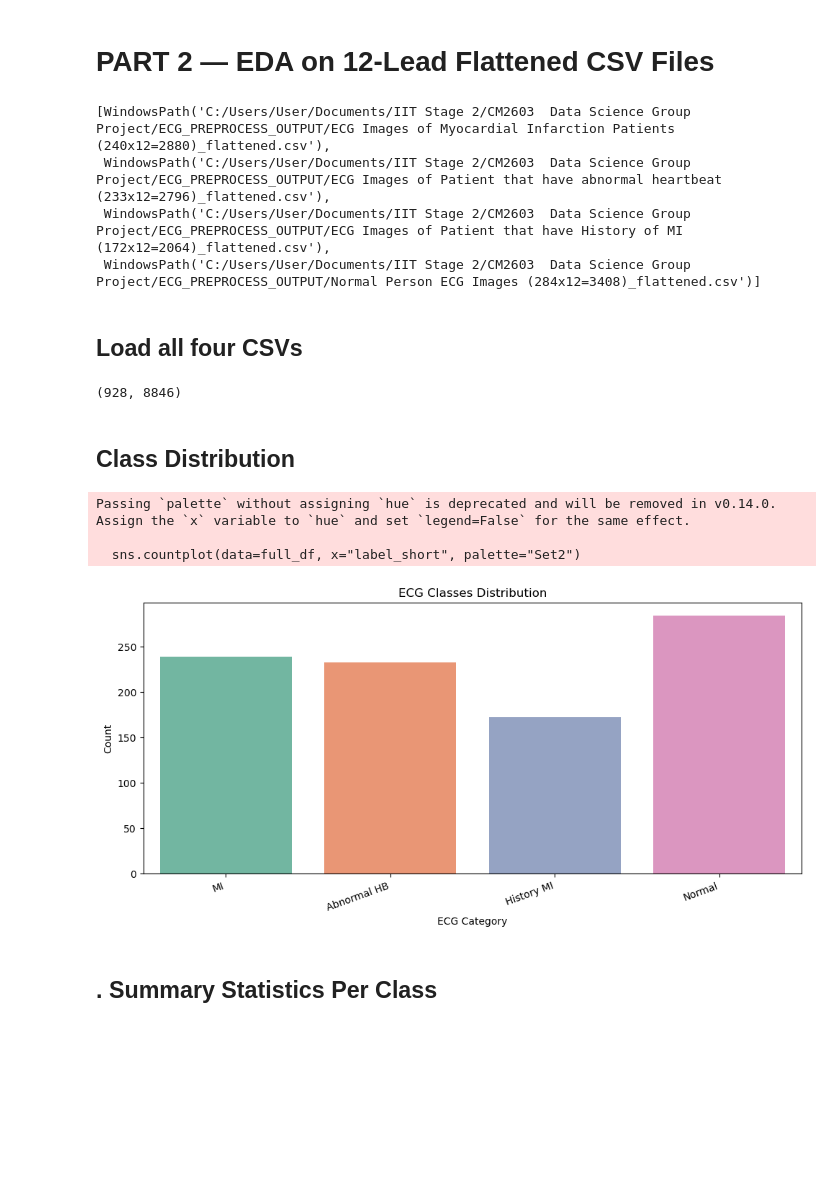
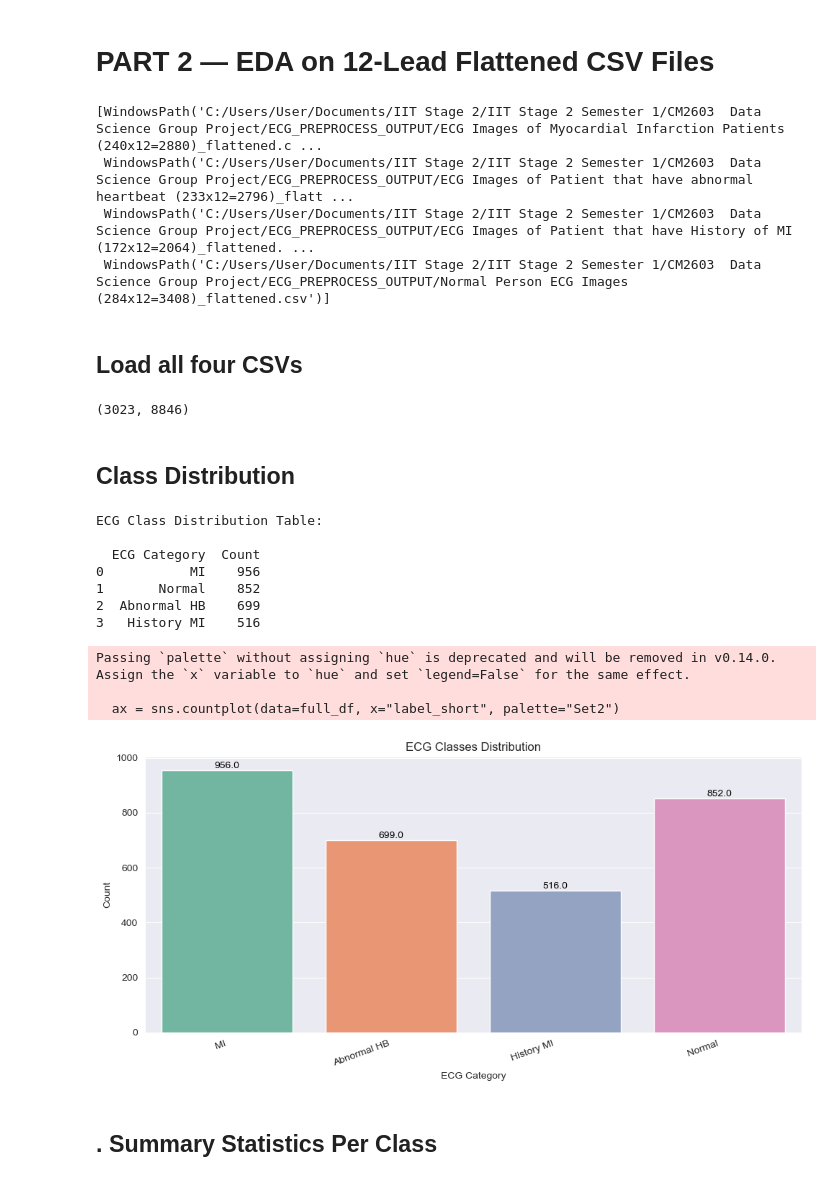
Before and after one commit to Desin898/Cardio-AI, a Jupyter notebook: EDA Analysis/ECG_EDA_Analysis.ipynb, the cells around one changed output. Saved outputs shown, nothing was run; the diff lists cells and outputs as text; code cells hidden in the pictures; blank space fills up the shorter version.

```diff
--- a/EDA Analysis/ECG_EDA_Analysis.ipynb
+++ b/EDA Analysis/ECG_EDA_Analysis.ipynb
@@ -206,15 +206,15 @@ import seaborn as sns
 import matplotlib.pyplot as plt
 from pathlib import Path
 
-PATH = Path("C:/Users/User/Documents/IIT Stage 2/CM2603  Data Science Group Project/ECG_PREPROCESS_OUTPUT")
+PATH = Path("C:/Users/User/Documents/IIT Stage 2/IIT Stage 2 Semester 1/CM2603  Data Science Group Project/ECG_PREPROCESS_OUTPUT")
 
 csv_files = list(PATH.glob("*_flattened.csv"))
 csv_files
 # %% [output]
-[WindowsPath('C:/Users/User/Documents/IIT Stage 2/CM2603  Data Science Group Project/ECG_PREPROCESS_OUTPUT/ECG Images of Myocardial Infarction Patients (240x12=2880)_flattened.csv'),
- WindowsPath('C:/Users/User/Documents/IIT Stage 2/CM2603  Data Science Group Project/ECG_PREPROCESS_OUTPUT/ECG Images of Patient that have abnormal heartbeat (233x12=2796)_flattened.csv'),
- WindowsPath('C:/Users/User/Documents/IIT Stage 2/CM2603  Data Science Group Project/ECG_PREPROCESS_OUTPUT/ECG Images of Patient that have History of MI (172x12=2064)_flattened.csv'),
- WindowsPath('C:/Users/User/Documents/IIT Stage 2/CM2603  Data Science Group Project/ECG_PREPROCESS_OUTPUT/Normal Person ECG Images (284x12=3408)_flattened.csv')]
+[WindowsPath('C:/Users/User/Documents/IIT Stage 2/IIT Stage 2 Semester 1/CM2603  Data Science Group Project/ECG_PREPROCESS_OUTPUT/ECG Images of Myocardial Infarction Patients (240x12=2880)_flattened.c ...
+ WindowsPath('C:/Users/User/Documents/IIT Stage 2/IIT Stage 2 Semester 1/CM2603  Data Science Group Project/ECG_PREPROCESS_OUTPUT/ECG Images of Patient that have abnormal heartbeat (233x12=2796)_flatt ...
+ WindowsPath('C:/Users/User/Documents/IIT Stage 2/IIT Stage 2 Semester 1/CM2603  Data Science Group Project/ECG_PREPROCESS_OUTPUT/ECG Images of Patient that have History of MI (172x12=2064)_flattened. ...
+ WindowsPath('C:/Users/User/Documents/IIT Stage 2/IIT Stage 2 Semester 1/CM2603  Data Science Group Project/ECG_PREPROCESS_OUTPUT/Normal Person ECG Images (284x12=3408)_flattened.csv')]
 # %% [markdown]
 ## Load all four CSVs
 # %%
@@ -227,31 +227,56 @@ for f in csv_files:
 full_df = pd.concat(all_dfs, axis=0)
 full_df.shape
 # %% [output]
-(928, 8846)
+(3023, 8846)
 # %% [markdown]
 ## Class Distribution
 # %%
+import matplotlib.pyplot as plt
+import seaborn as sns
+import pandas as pd
+
+# Map long labels to short labels
 full_df["label_short"] = full_df["label"].replace({
     "Normal Person ECG Images (284x12=3408)": "Normal",
     "ECG Images of Patient that have History of MI (172x12=2064)": "History MI",
     "ECG Images of Myocardial Infarction Patients (240x12=2880)": "MI",
     "ECG Images of Patient that have abnormal heartbeat (233x12=2796)": "Abnormal HB"
 })
+
+# --- Class distribution table ---
+class_distribution = full_df["label_short"].value_counts().reset_index()
+class_distribution.columns = ["ECG Category", "Count"]
+print("\nECG Class Distribution Table:\n")
+print(class_distribution)
+
+# --- Plot with counts ---
 plt.figure(figsize=(10,5))
-sns.countplot(data=full_df, x="label_short", palette="Set2")
+ax = sns.countplot(data=full_df, x="label_short", palette="Set2")
+
+# Annotate counts on top of bars
+for p in ax.patches:
+    ax.annotate(f'{p.get_height()}',
+                (p.get_x() + p.get_width() / 2., p.get_height()),
+                ha='center', va='bottom', fontsize=10, color='black')
 
 plt.title("ECG Classes Distribution")
 plt.xlabel("ECG Category")
 plt.ylabel("Count")
-
 plt.xticks(rotation=20, ha="right")
 plt.tight_layout()
 plt.show()
 # %% [output]
-Passing `palette` without assigning `hue` is deprecated and will be removed in v0.14.0. Assign the `x` variable to `hue` and set `legend=False` for the same effect.
+ECG Class Distribution Table:
 
-  sns.countplot(data=full_df, x="label_short", palette="Set2")
+  ECG Category  Count
+0           MI    956
+1       Normal    852
+2  Abnormal HB    699
+3   History MI    516
+Passing `palette` without assigning `hue` is deprecated and will be removed in v0.14.0. Assign the `x` variable to `hue` and set `legend=False` for the same effect.
+
+  ax = sns.countplot(data=full_df, x="label_short", palette="Set2")
-[figure, old version]
+[figure, new version]
 # %% [markdown]
 ## . Summary Statistics Per Class
 # %%
```
Also changed, not shown: parts of 8 cells of this notebook.
